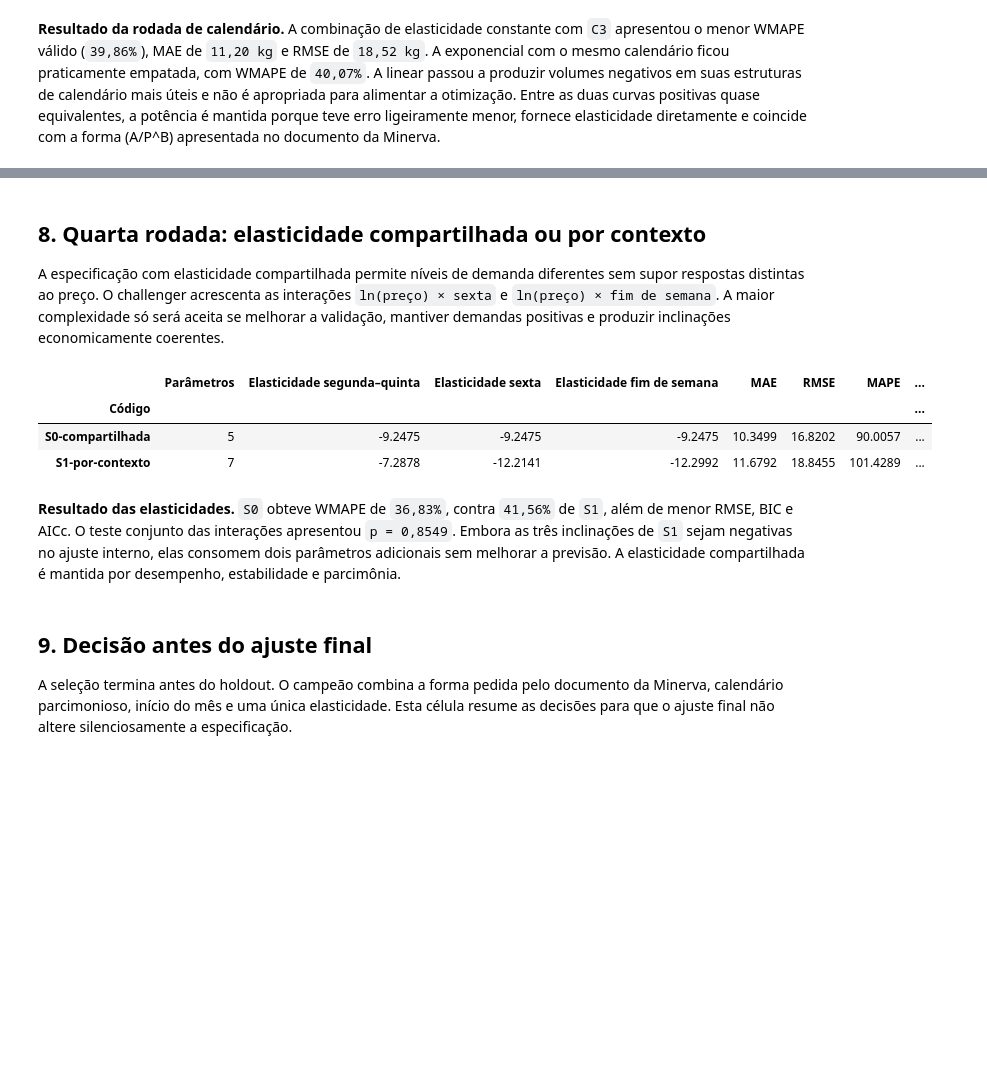
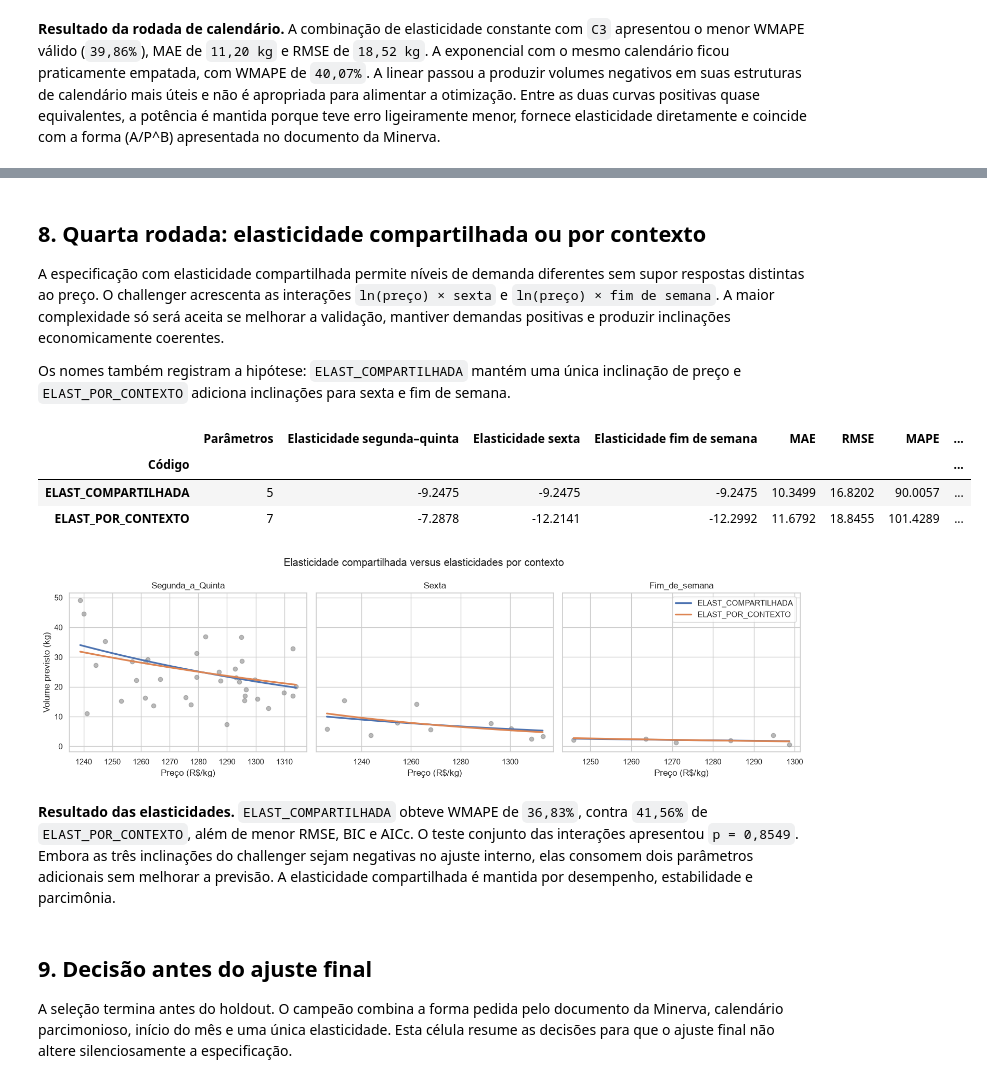
Before and after one commit to natfaria/202602-resolucao_problemas, a Jupyter notebook: notebooks/2.1-minerva-curva-demanda-metodo-livro.ipynb, the cells around one changed output, grey strips where cells are left out. Cells and saved outputs as stored; diff of their text form; code cells hidden in the pictures; blank space fills up the shorter version.

```diff
--- a/notebooks/2.1-minerva-curva-demanda-metodo-livro.ipynb
+++ b/notebooks/2.1-minerva-curva-demanda-metodo-livro.ipynb
@@ -356,8 +395,8 @@ escala original de quilogramas, não pelo R² calculado em respostas diferentes.
 # %%
 FORMAS = {
-    'F1-linear': {'family': 'linear', 'calendar': 'none'},
-    'F2-exponencial': {'family': 'exponential', 'calendar': 'none'},
-    'F3-elasticidade-constante': {'family': 'power', 'calendar': 'none'},
+    'MIN_PRECO_LINEAR': {'family': 'linear', 'calendar': 'none'},
+    'MIN_PRECO_EXPONENCIAL': {'family': 'exponential', 'calendar': 'none'},
+    'MIN_PRECO_LOGLOG': {'family': 'power', 'calendar': 'none'},
 }
 
 linhas_forma = []
@@ -421,11 +461,11 @@ Cada estrutura será aplicada às três famílias. A tabela identifica explicita
 calendário, número de parâmetros e validade das previsões.
 # %%
 CALENDARIOS = {
-    'C0-sem-calendario': 'none',
-    'C1-util-fds': 'weekend',
-    'C2-sete-dias': 'weekday',
-    'C3-segqui-sex-fds': 'grouped',
-    'C4-seg-terqui-sex-fds': 'grouped4',
+    'CAL0_SEM_CALENDARIO': 'none',
+    'CAL1_UTIL_FDS': 'weekend',
+    'CAL2_SETE_DIAS': 'weekday',
+    'CAL3_SEGQUI_SEX_FDS': 'grouped',
+    'CAL4_SEG_TERQUI_SEX_FDS': 'grouped4',
 }
 FAMILIAS = {
     'linear': 'linear',
@@ -578,13 +696,16 @@ supor respostas distintas ao preço. O challenger acrescenta as interações
 `ln(preço) × sexta` e `ln(preço) × fim de semana`. A maior complexidade só será aceita se
 melhorar a validação, mantiver demandas positivas e produzir inclinações economicamente
 coerentes.
+
+Os nomes também registram a hipótese: `ELAST_COMPARTILHADA` mantém uma única inclinação de preço e
+`ELAST_POR_CONTEXTO` adiciona inclinações para sexta e fim de semana.
 # %%
 ELASTICIDADES = {
-    'S0-compartilhada': {
+    'ELAST_COMPARTILHADA': {
         'family': 'power', 'calendar': 'grouped',
         'start_month': True, 'trend': False, 'interaction': False,
     },
-    'S1-por-contexto': {
+    'ELAST_POR_CONTEXTO': {
         'family': 'power', 'calendar': 'grouped',
         'start_month': True, 'trend': False, 'interaction': True,
     },
@@ -592,9 +713,11 @@ ELASTICIDADES = {
 
 linhas_elasticidade = []
 modelos_elasticidade = {}
+smearings_elasticidade = {}
 for codigo, specification in ELASTICIDADES.items():
-    linha, _, modelo, _ = avaliar_especificacao(codigo, specification)
+    linha, _, modelo, smearing = avaliar_especificacao(codigo, specification)
     modelos_elasticidade[codigo] = modelo
+    smearings_elasticidade[codigo] = smearing
     if specification['interaction']:
         elasticidade_base = float(modelo.params['ln_preco'])
         linha['Elasticidade segunda–quinta'] = elasticidade_base
@@ -612,43 +735,73 @@ for codigo, specification in ELASTICIDADES.items():
     linhas_elasticidade.append(linha)
 
 ranking_elasticidade = (
     pd.DataFrame(linhas_elasticidade).set_index('Código').sort_values('WMAPE')
 )
 
 modelo_s1_hc3, _ = ajustar_modelo(
-    ajuste, ELASTICIDADES['S1-por-contexto'], robust=True
+    ajuste, ELASTICIDADES['ELAST_POR_CONTEXTO'], robust=True
 )
 nomes_s1 = list(modelo_s1_hc3.params.index)
 restricoes = np.zeros((2, len(nomes_s1)))
 restricoes[0, nomes_s1.index('ln_preco_x_Sexta')] = 1
 restricoes[1, nomes_s1.index('ln_preco_x_Fim_de_semana')] = 1
 teste_interacoes = modelo_s1_hc3.wald_test(restricoes, scalar=True)
 ranking_elasticidade['p-valor conjunto interações'] = np.nan
 ranking_elasticidade.loc[
-    'S1-por-contexto', 'p-valor conjunto interações'
+    'ELAST_POR_CONTEXTO', 'p-valor conjunto interações'
 ] = float(teste_interacoes.pvalue)
 ranking_elasticidade.to_csv(TABLES_DIR / '02b_elasticidade_compartilhada_variada.csv')
 
 exibicao_elasticidade = ranking_elasticidade[[
     'Parâmetros', 'Elasticidade segunda–quinta', 'Elasticidade sexta',
     'Elasticidade fim de semana', 'MAE', 'RMSE', 'MAPE', 'WMAPE',
     'sMAPE', 'BIC na escala de ajuste', 'AICc na escala de ajuste',
     'p-valor conjunto interações',
 ]].copy()
 for coluna in ['MAPE', 'WMAPE', 'sMAPE']:
     exibicao_elasticidade[coluna] *= 100
 display(exibicao_elasticidade.round(4))
+
+dias_representativos = {
+    'Segunda_a_Quinta': 'Segunda', 'Sexta': 'Sexta', 'Fim_de_semana': 'Sábado'
+}
+contexto_ajuste = ajuste['dia_semana'].map(MAPAS_CONTEXTO['grouped'])
+figura, eixos = plt.subplots(1, 3, figsize=(15, 4.5), sharey=True)
+for eixo, contexto in zip(eixos, ORDEM_CONTEXTO['grouped']):
+    recorte = ajuste.loc[contexto_ajuste == contexto]
+    grade = np.linspace(recorte['preco_kg'].min(), recorte['preco_kg'].max(), 100)
+    base_grade = pd.DataFrame({
+        'preco_kg': grade,
+        'dia_semana': dias_representativos[contexto],
+        'inicio_mes': 0,
+        'indice_tempo': 0,
+    })
+    eixo.scatter(recorte['preco_kg'], recorte['volume_kg'], alpha=0.55, color='gray')
+    for codigo, cor in [('ELAST_COMPARTILHADA', '#4c72b0'), ('ELAST_POR_CONTEXTO', '#dd8452')]:
+        previsto = prever_modelo(
+            modelos_elasticidade[codigo], smearings_elasticidade[codigo],
+            base_grade, ELASTICIDADES[codigo],
+        )
+        eixo.plot(grade, previsto, color=cor, linewidth=2.4, label=codigo)
+    eixo.set(title=contexto, xlabel='Preço (R$/kg)')
+eixos[0].set_ylabel('Volume previsto (kg)')
+eixos[-1].legend()
+figura.suptitle('Elasticidade compartilhada versus elasticidades por contexto')
+figura.tight_layout()
+figura.savefig(FIGURES_DIR / '02b_elasticidades_contexto.png', dpi=160, bbox_inches='tight')
+plt.show()
 # %% [output]
 |  | Parâmetros | Elasticidade segunda–quinta | Elasticidade sexta | Elasticidade fim de semana | MAE | RMSE | MAPE | ... |
 | Código |  |  |  |  |  |  |  | ... |
-| S0-compartilhada | 5 | -9.2475 | -9.2475 | -9.2475 | 10.3499 | 16.8202 | 90.0057 | ... |
-| S1-por-contexto | 7 | -7.2878 | -12.2141 | -12.2992 | 11.6792 | 18.8455 | 101.4289 | ... |
+| ELAST_COMPARTILHADA | 5 | -9.2475 | -9.2475 | -9.2475 | 10.3499 | 16.8202 | 90.0057 | ... |
+| ELAST_POR_CONTEXTO | 7 | -7.2878 | -12.2141 | -12.2992 | 11.6792 | 18.8455 | 101.4289 | ... |
+[figure, added]
 # %% [markdown]
-**Resultado das elasticidades.** `S0` obteve WMAPE de `36,83%`, contra `41,56%` de `S1`,
-além de menor RMSE, BIC e AICc. O teste conjunto das interações apresentou `p = 0,8549`.
-Embora as três inclinações de `S1` sejam negativas no ajuste interno, elas consomem dois
-parâmetros adicionais sem melhorar a previsão. A elasticidade compartilhada é mantida por
-desempenho, estabilidade e parcimônia.
+**Resultado das elasticidades.** `ELAST_COMPARTILHADA` obteve WMAPE de `36,83%`, contra
+`41,56%` de `ELAST_POR_CONTEXTO`, além de menor RMSE, BIC e AICc. O teste conjunto das interações
+apresentou `p = 0,8549`. Embora as três inclinações do challenger sejam negativas no ajuste interno,
+elas consomem dois parâmetros adicionais sem melhorar a previsão. A elasticidade compartilhada é
+mantida por desempenho, estabilidade e parcimônia.
 # %% [markdown]
 ## 9. Decisão antes do ajuste final
 
```
Also changed, not shown: parts of 21 cells of this notebook, 18 other files.
